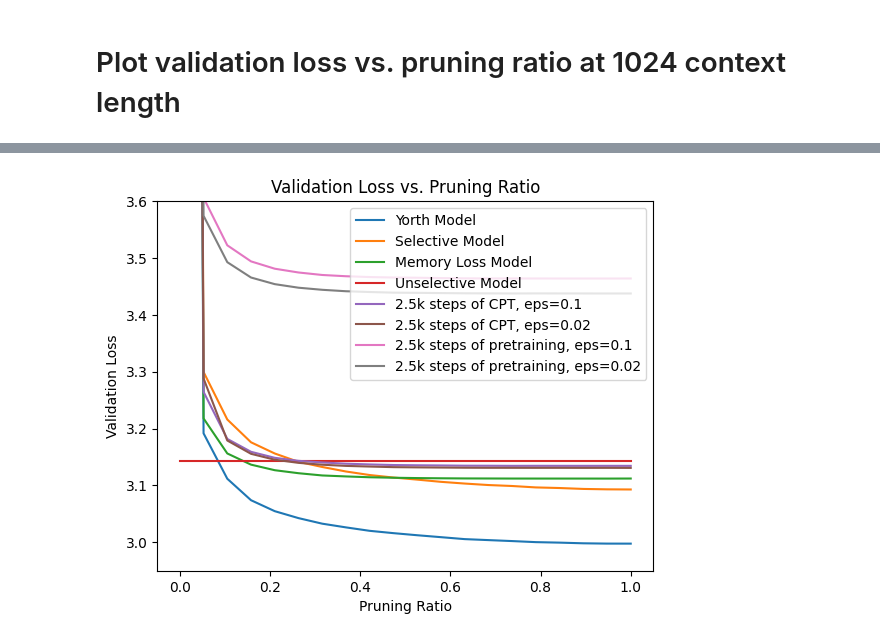
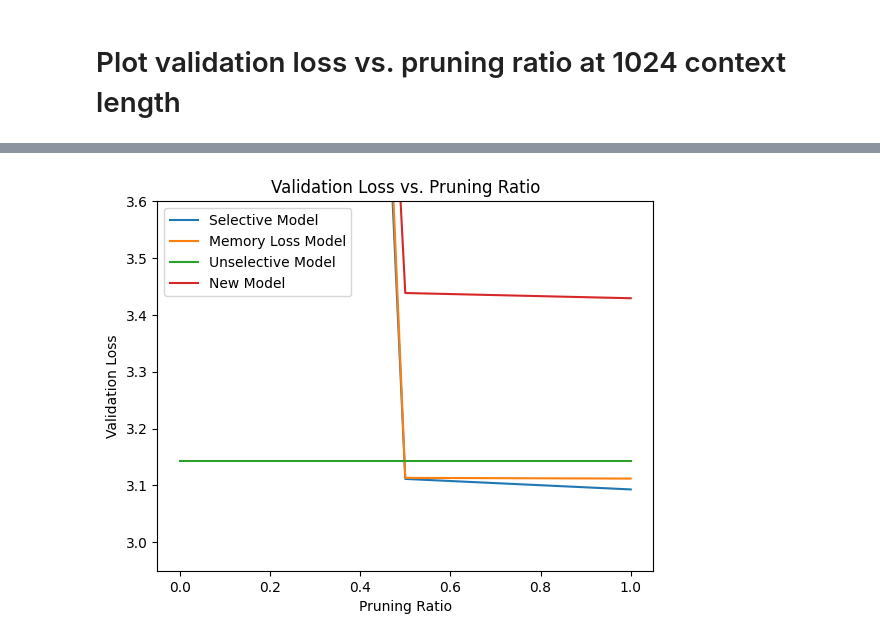
Before and after one commit to andrew-healey/context-compression, a Jupyter notebook: test-trained-model.ipynb, the cells around one changed output, grey strips where cells are left out. Saved outputs shown, nothing was run; the diff lists cells and outputs as text; code cells hidden in the pictures.

Commit message:
plot lobotomization curves of old models that haven't been deleted

```diff
--- a/test-trained-model.ipynb
+++ b/test-trained-model.ipynb
@@ -52,9 +52,9 @@ ctx = nullcontext() if device_type == 'cpu' else torch.amp.autocast(device_type=
 # ckpt_path = "/root/.cache/huggingface/hub/models--Yorth--selective1/snapshots/1d3d987c90be4b8d6f58de60749ba5823f0ecd29/model.pt"
 
 from huggingface_hub import hf_hub_download
-config = GPTConfig(attention_kind=AttentionKind.SELECTIVE, for_inference=True, vocab_size=50304,n_head=13)
-model = GPT(config)
-ckpt_path = hf_hub_download(repo_id="andrew-healey/context-compression",filename="self_to_selective_run_0_restarted/model_02499.pt")
+# config = GPTConfig(attention_kind=AttentionKind.SELECTIVE, for_inference=True, vocab_size=50304,n_head=13)
+# model = GPT(config)
+# ckpt_path = hf_hub_download(repo_id="andrew-healey/context-compression",filename="self_to_selective_run_0_restarted/model_02499.pt")
 
 
 checkpoint = torch.load(ckpt_path, map_location=device)
@@ -236,7 +240,7 @@ validation perplexity: 23.1800
 import numpy as np
 from context_compression.data import DataLoaderLite
 
-def get_validation_loss_at_diff_ratios(config,ckpt_path,n_ratios=20):
+def get_validation_loss_at_diff_ratios(config,ckpt_path,n_ratios=3):
     model = GPT(config)
 
     checkpoint = torch.load(ckpt_path, map_location=device)
@@ -332,23 +335,24 @@ W0215 00:25:55.246000 9319 site-packages/torch/_dynamo/convert_frame.py:844] [4/
 # %%
 import matplotlib.pyplot as plt
 
 
-plt.plot(yorth_ratios, yorth_losses, label='Yorth Model')
+# plt.plot(yorth_ratios, yorth_losses, label='Yorth Model')
 plt.plot(selective_ratios, selective_losses, label='Selective Model')
 plt.plot(memory_loss_ratios, memory_loss_losses, label='Memory Loss Model')
 plt.plot(unselective_ratios, unselective_losses, label='Unselective Model')
-plt.plot(restarted_penalty_oh_point_one[0], restarted_penalty_oh_point_one[1], label='2.5k steps of CPT, eps=0.1')
-plt.plot(restarted_penalty_oh_point_zero_two[0], restarted_penalty_oh_point_zero_two[1], label='2.5k steps of CPT, eps=0.02')
-plt.plot(short_pretrained_ratios_eps_oh_point_one, short_pretrained_losses_eps_oh_point_one, label='2.5k steps of pretraining, eps=0.1')
-plt.plot(short_pretrained_ratios_eps_oh_point_zero_two, short_pretrained_losses_eps_oh_point_zero_two, label='2.5k steps of pretraining, eps=0.02')
+plt.plot(new_eps_ratios, new_eps_losses, label='New Model')
+# plt.plot(restarted_penalty_oh_point_one[0], restarted_penalty_oh_point_one[1], label='2.5k steps of CPT, eps=0.1')
+# plt.plot(restarted_penalty_oh_point_zero_two[0], restarted_penalty_oh_point_zero_two[1], label='2.5k steps of CPT, eps=0.02')
+# plt.plot(short_pretrained_ratios_eps_oh_point_one, short_pretrained_losses_eps_oh_point_one, label='2.5k steps of pretraining, eps=0.1')
+# plt.plot(short_pretrained_ratios_eps_oh_point_zero_two, short_pretrained_losses_eps_oh_point_zero_two, label='2.5k steps of pretraining, eps=0.02')
 plt.ylim(2.95, 3.6)
 plt.title("Validation Loss vs. Pruning Ratio")
 plt.xlabel("Pruning Ratio")
 plt.ylabel("Validation Loss")
 plt.legend()
 plt.show()
 # %% [output]
-[figure, old version]
+[figure, new version]
 # %%
 short_pretrained_losses_eps_oh_point_zero_two
 # %% [output]
```
Also changed, not shown: parts of 4 cells of this notebook.
